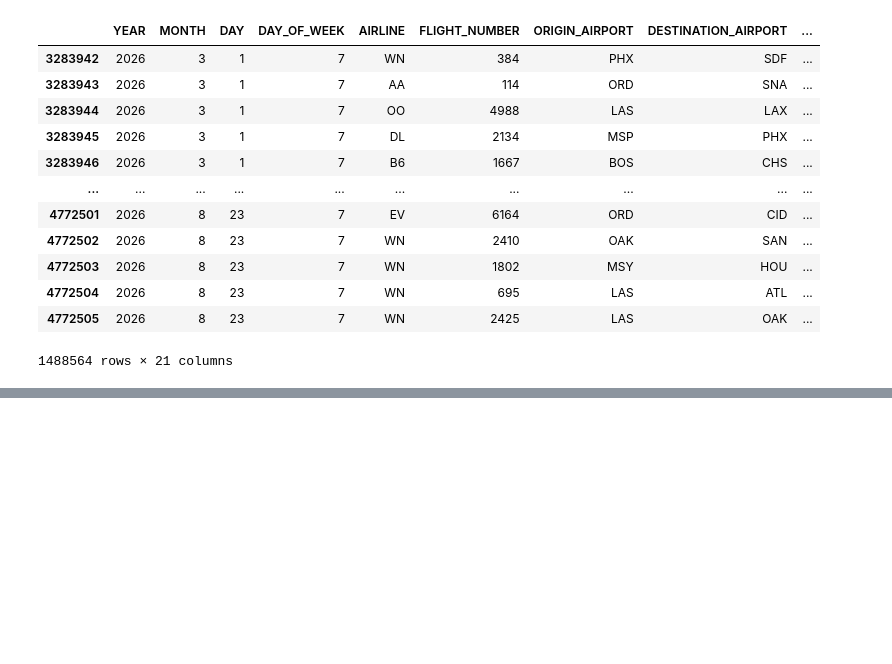
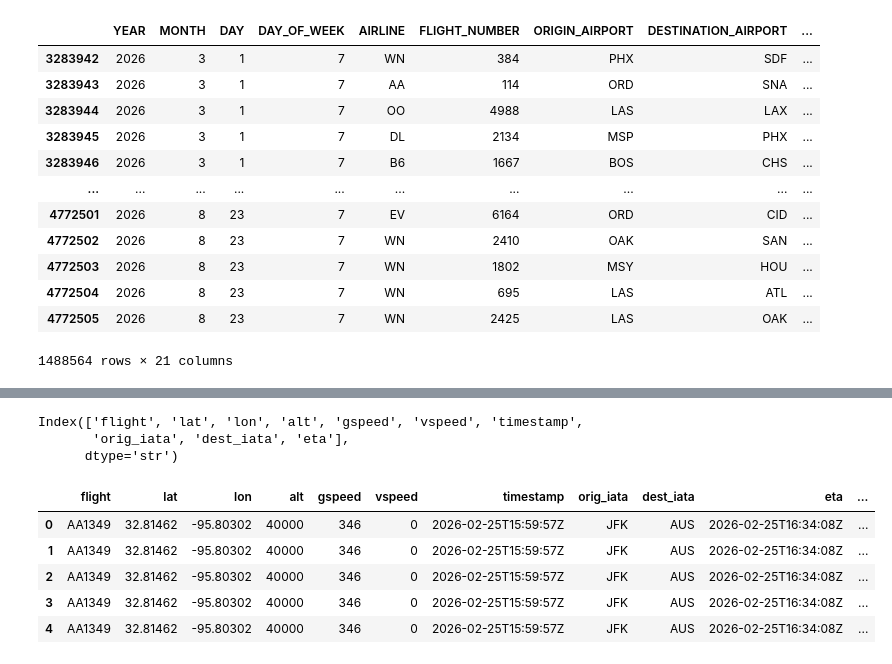
Before and after one commit to lorenzo-marranini/SkyGraphProject, a Jupyter notebook: python/data-exploration.ipynb, the cells around one changed output, grey strips where cells are left out. Drawn from its saved outputs; the diff is of its cells as text; code cells hidden in the pictures; blank space fills up the shorter version.

Commit message:
started flight log simulation

```diff
--- a/python/data-exploration.ipynb
+++ b/python/data-exploration.ipynb
@@ -410,0 +431,24 @@ flights.query("YEAR == 2026 and MONTH > 2")
+# %%
+logs.columns
+# %% [output]
+Index(['flight', 'lat', 'lon', 'alt', 'gspeed', 'vspeed', 'timestamp',
+       'orig_iata', 'dest_iata', 'eta'],
+      dtype='str')
+# %%
+flights['FLIGHT_NUMBER'] = flights['AIRLINE'] + flights['FLIGHT_NUMBER'].astype(str)
+# %%
+test = logs.merge(
+    flights[['FLIGHT_NUMBER', 'FLIGHT_KEY']],
+    left_on=['flight'],
+    right_on=['FLIGHT_NUMBER'],
+    how='left'
+)
+# %%
+test.head()
+# %% [output]
+|  | flight | lat | lon | alt | gspeed | vspeed | timestamp | orig_iata | dest_iata | eta | ... |
+| 0 | AA1349 | 32.81462 | -95.80302 | 40000 | 346 | 0 | 2026-02-25T15:59:57Z | JFK | AUS | 2026-02-25T16:34:08Z | ... |
+| 1 | AA1349 | 32.81462 | -95.80302 | 40000 | 346 | 0 | 2026-02-25T15:59:57Z | JFK | AUS | 2026-02-25T16:34:08Z | ... |
+| 2 | AA1349 | 32.81462 | -95.80302 | 40000 | 346 | 0 | 2026-02-25T15:59:57Z | JFK | AUS | 2026-02-25T16:34:08Z | ... |
+| 3 | AA1349 | 32.81462 | -95.80302 | 40000 | 346 | 0 | 2026-02-25T15:59:57Z | JFK | AUS | 2026-02-25T16:34:08Z | ... |
+| 4 | AA1349 | 32.81462 | -95.80302 | 40000 | 346 | 0 | 2026-02-25T15:59:57Z | JFK | AUS | 2026-02-25T16:34:08Z | ... |
```
Also changed, not shown: parts of 21 cells of this notebook, 5 other files.
